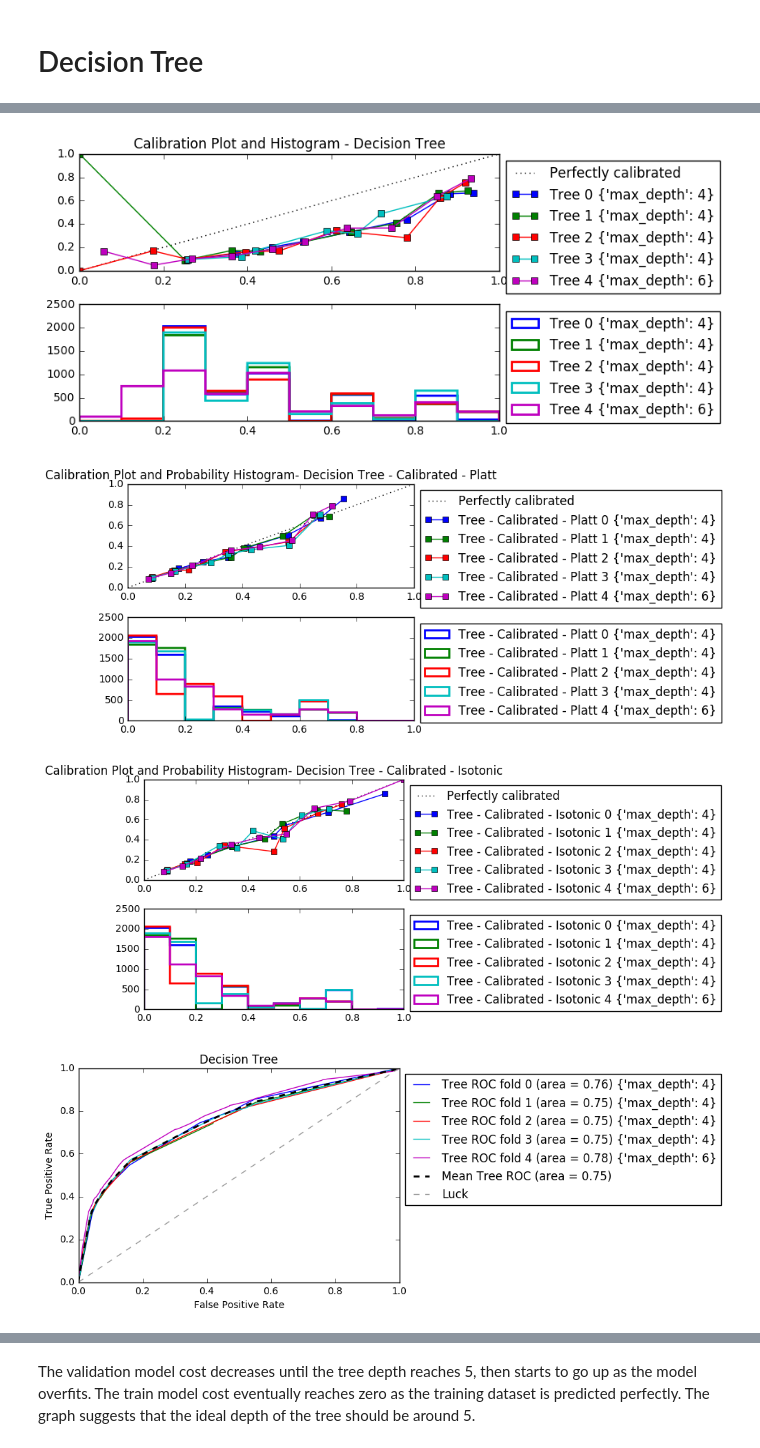
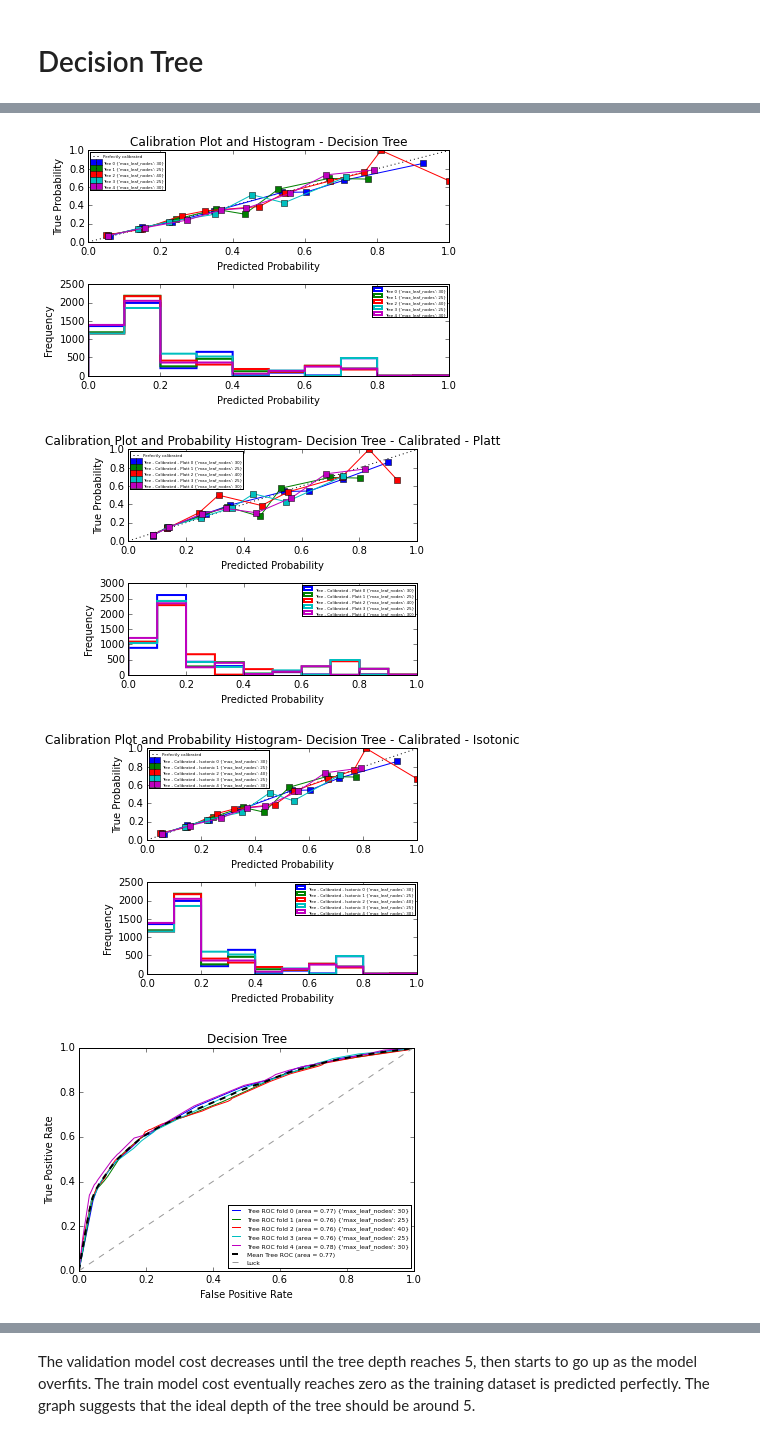
Before and after one commit to MustafaOguz/Machine-Learning, a Jupyter notebook: 2_Decision_Trees.ipynb, the cells around one changed output, grey strips where cells are left out. Saved outputs shown, nothing was run; the diff lists cells and outputs as text; code cells hidden in the pictures.

```diff
--- a/2_Decision_Trees.ipynb
+++ b/2_Decision_Trees.ipynb
@@ -2,0 +163,13 @@
+# %%
+#We will perform cross-validation with 5 folds
+#Get 5 folds
+n_folds = 5
+cv = cross_validation.StratifiedKFold(y_train_validation, n_folds = n_folds, random_state = 1)
+# %%
+#To calibrate predicted probabilities, we can use Platt's method,
+#which fits a logistic regression to the outcomes using the
+#uncalibrated probabilities
+lr = logistic_regression()
+# %%
+#Another method of probability calibration is the isotonic regression
+ir = isotonic_regression(out_of_bounds = 'clip')
@@ -4,8 +183,8 @@
 # Decision tree
 #Insert the parameter ranges we want to evaluate.
 #For the decision tree, we can look at the performance of the classifier with
-#different depth values.
-hyper_parameters_decision_tree = [{'max_depth':[max(1,n_depth * 2) for n_depth in range(21)]}]
+#different number of maximum nodes.
+hyper_parameters_decision_tree = [{'max_leaf_nodes':[5 * n_nodes for n_nodes in xrange(1,10,1)]}]
 # %%
 #Start cross validation and draw the ROC curves
 mean_tpr_tree = 0.0
@@ -43,8 +222,8 @@ for i, (train, validation) in enumerate(cv):
     #therefore 'recall' is the score with which we evaluate the model
     #performance. We also balance the data by sampling the 'paid' and 'default'
     #classes inversely proportional to their frequency
-    classifier_decision_tree = tree.DecisionTreeClassifier(criterion = 'entropy',splitter = 'best', min_samples_split = 2, max_features = X.shape[1],
-                                              min_samples_leaf = 1, min_weight_fraction_leaf=0.0, max_leaf_nodes = None, class_weight = 'balanced',
+    classifier_decision_tree = tree.DecisionTreeClassifier(criterion = 'entropy',splitter = 'best', max_depth = None, min_samples_split = 2, max_features = X.shape[1],
+                                              min_samples_leaf = 1, min_weight_fraction_leaf=0.0, max_leaf_nodes = None, class_weight = None,
                                               random_state= 1, presort=False)
     #Create an instance of the grid search class
     grid_decision_tree = GridSearchCV(classifier_decision_tree,hyper_parameters_decision_tree,cv = 5, scoring = score_cost,refit = True)
@@ -118,33 +297,48 @@ plt.xlabel('False Positive Rate')
 plt.ylabel('True Positive Rate')
 plt.plot([0, 1], [0, 1], '--', color=(0.6, 0.6, 0.6), label='Luck')
 plt.title('Decision Tree')
-plt.legend(bbox_to_anchor=(1, 1), loc="upper left")
+plt.legend(loc="lower right",prop={'size':6})
 plt.savefig('Mean Tree ROC')
+
 
 plt.figure(1)
 plt.subplot(211)
+plt.xlabel('Predicted Probability')
+plt.ylabel('True Probability')
 plt.title('Calibration Plot and Histogram - Decision Tree')
-plt.legend(bbox_to_anchor=(1, 1), loc="upper left")
+plt.legend(loc="best",prop={'size':4})
 plt.subplot(212)
-plt.legend(bbox_to_anchor=(1, 1), loc="upper left")
+plt.xlabel('Predicted Probability')
+plt.ylabel('Frequency')
+plt.legend(loc="best",prop={'size':4})
 plt.tight_layout()
 plt.savefig('Calibration Plot and Histogram - Decision Tree')
 
+
 plt.figure(2)
 plt.subplot(211)
+plt.xlabel('Predicted Probability')
+plt.ylabel('True Probability')
 plt.title('Calibration Plot and Probability Histogram- Decision Tree - Calibrated - Platt')
-plt.legend(bbox_to_anchor=(1, 1), loc="upper left")
+plt.legend(loc="best",prop={'size':4})
 plt.subplot(212)
-plt.legend(bbox_to_anchor=(1, 1), loc="upper left")
+plt.xlabel('Predicted Probability')
+plt.ylabel('Frequency')
+plt.legend(loc="best",prop={'size':4})
 plt.tight_layout()
 plt.savefig('Calibration Plot and Histogram - Decision Tree - Calibrated - Platt')
 
+
 plt.figure(3)
 plt.subplot(211)
+plt.xlabel('Predicted Probability')
+plt.ylabel('True Probability')
 plt.title('Calibration Plot and Probability Histogram- Decision Tree - Calibrated - Isotonic')
-plt.legend(bbox_to_anchor=(1, 1), loc="upper left")
+plt.legend(loc="best",prop={'size':4})
 plt.subplot(212)
-plt.legend(bbox_to_anchor=(1, 1), loc="upper left")
+plt.xlabel('Predicted Probability')
+plt.ylabel('Frequency')
+plt.legend(loc="best",prop={'size':4})
 plt.tight_layout()
 plt.savefig('Calibration Plot and Histogram - Decision Tree - Calibrated - Isotonic')
 # %% [output]
@@ -168,7 +362,7 @@ plt.savefig('Calibration Plot and Histogram - Decision Tree - Calibrated - Isoto
-[figure, old version]
+[figure, new version]
-[figure, old version]
+[figure, new version]
-[figure, old version]
+[figure, new version]
-[figure, old version]
+[figure, new version]
 # %%
 #Plot the learning curve to assess the fit as the max depth of the tree increases
 train_cost = []
```
Also changed, not shown: parts of 17 cells of this notebook.
